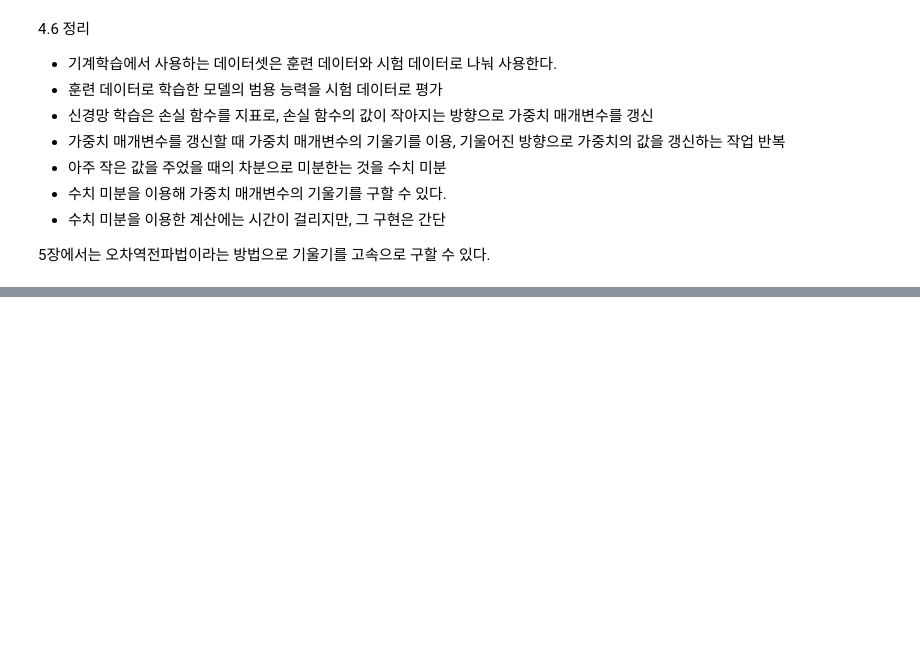
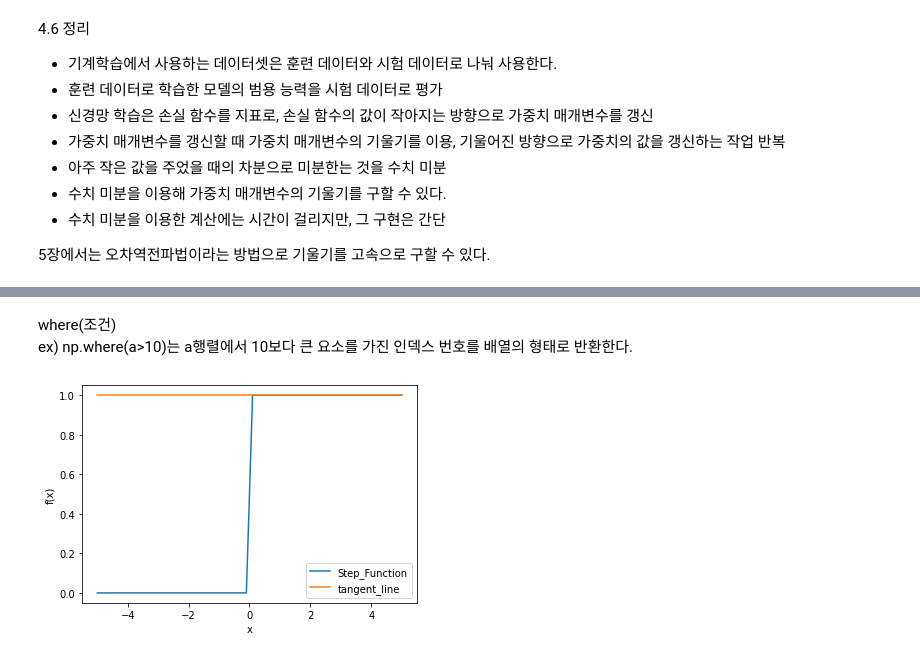
Before and after one commit to Altaaaaaaa/deep-learning-from-cosmic, a Jupyter notebook: mc/chapter4/chapter4_mc.ipynb, the cells around one changed output, grey strips where cells are left out. Drawn from its saved outputs; the diff is of its cells as text; code cells hidden in the pictures; blank space fills up the shorter version.

```diff
--- a/mc/chapter4/chapter4_mc.ipynb
+++ b/mc/chapter4/chapter4_mc.ipynb
@@ -602,0 +641,23 @@ train acc, test acc | 0.11236666666666667, 0.1135
+# %% [markdown]
+where(조건)
+ex) np.where(a>10)는 a행렬에서 10보다 큰 요소를 가진 인덱스 번호를 배열의 형태로 반환한다.
+# %%
+def tangent_line(f, x):         # 접선
+    d = numerical_diff(f, x)
+
+    y=f(x) - d*x
+    return lambda t: d*t + y
+# %%
+y = step_function(x)        # 계단함수
+plt.xlabel("x")
+plt.ylabel("f(x)")
+
+tf = tangent_line(step_function, 5) # 접선
+y2 = tf(x)
+
+plt.plot(x, y, label = 'Step_Function')
+plt.plot(x, y2, label = "tangent_line")
+plt.legend() # 그래프 구분 표
+plt.show()
+# %% [output]
+[figure, added]
```
Also changed, not shown: parts of 20 cells of this notebook.
